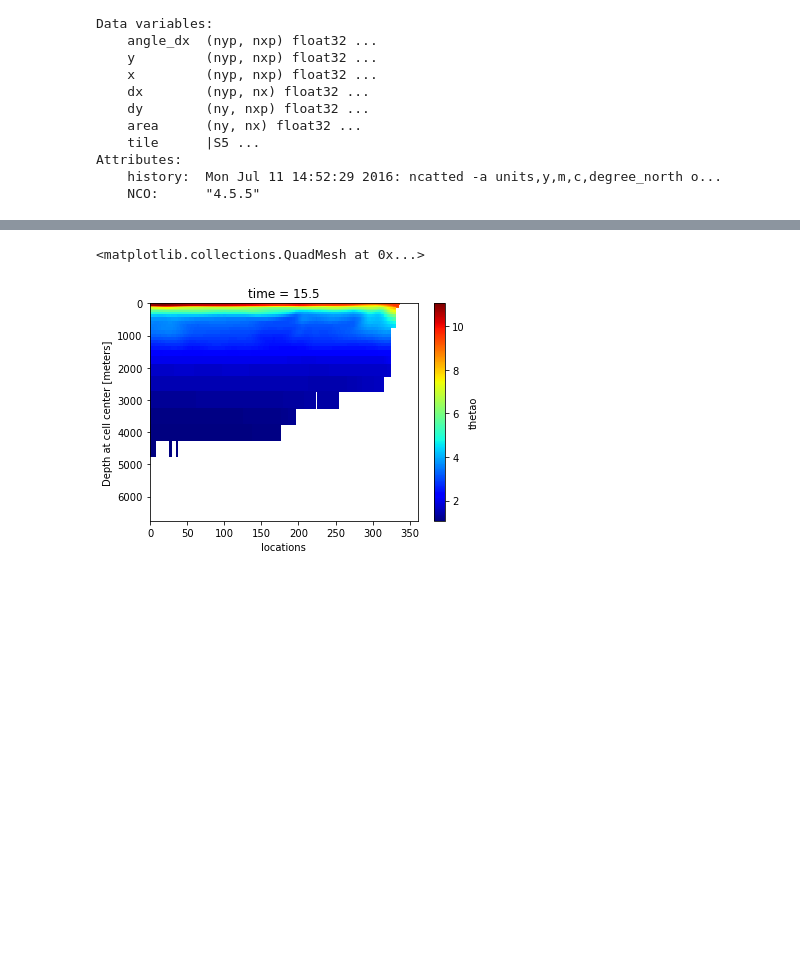
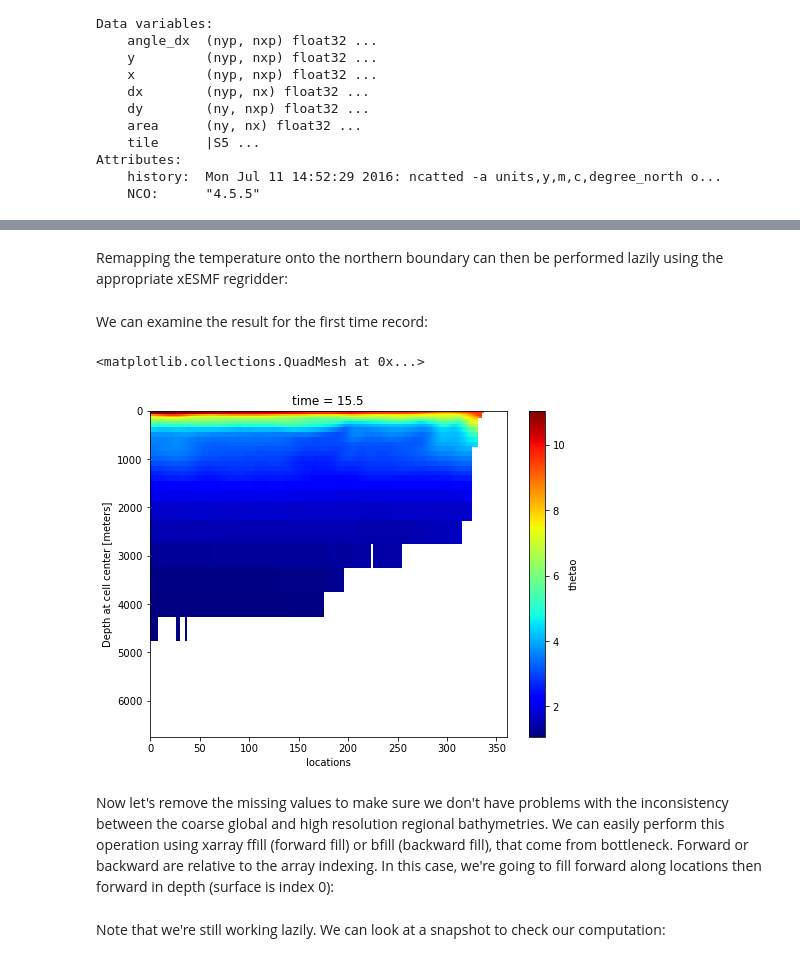
Before and after one commit to ESMG/regionalMOM6_notebooks, a Jupyter notebook: creating_obc_input_files/CCS1_OBC_from_global_MOM6.ipynb, the cells around one changed output, grey strips where cells are left out. Cells and saved outputs as stored; diff of their text form; code cells hidden in the pictures; blank space fills up the shorter version.

```diff
--- a/creating_obc_input_files/CCS1_OBC_from_global_MOM6.ipynb
+++ b/creating_obc_input_files/CCS1_OBC_from_global_MOM6.ipynb
@@ -129,7 +140,15 @@ Overwrite existing file: regrid_west.nc
+# %% [markdown]
+Remapping the temperature onto the northern boundary can then be performed lazily using the appropriate xESMF regridder:
 # %%
 temp_north = regrid_north(ds_cut['thetao'])
+# %% [markdown]
+We can examine the result for the first time record:
 # %%
-temp_north.isel(time=0).plot(yincrease=False, cmap='jet')
+temp_north.isel(time=0).plot(figsize=[8, 6], yincrease=False, cmap='jet')
 # %% [output]
 <matplotlib.collections.QuadMesh at 0x...>
-[figure, old version]
+[figure, new version]
+# %% [markdown]
+Now let's remove the missing values to make sure we don't have problems with the inconsistency between the coarse global and high resolution regional bathymetries.
+We can easily perform this operation using xarray ffill (forward fill) or bfill (backward fill), that come from bottleneck. Forward or backward are relative to the
+array indexing. In this case, we're going to fill forward along locations then forward in depth (surface is index 0):
@@ -135,0 +157,2 @@ temp_north.isel(time=0).plot(yincrease=False, cmap='jet')
+# %% [markdown]
+Note that we're still working lazily. We can look at a snapshot to check our computation:
```
Also changed, not shown: parts of 52 cells of this notebook.
